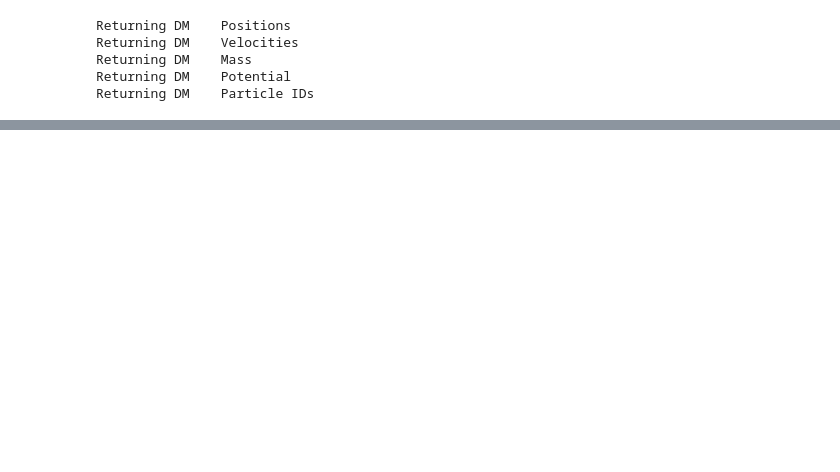
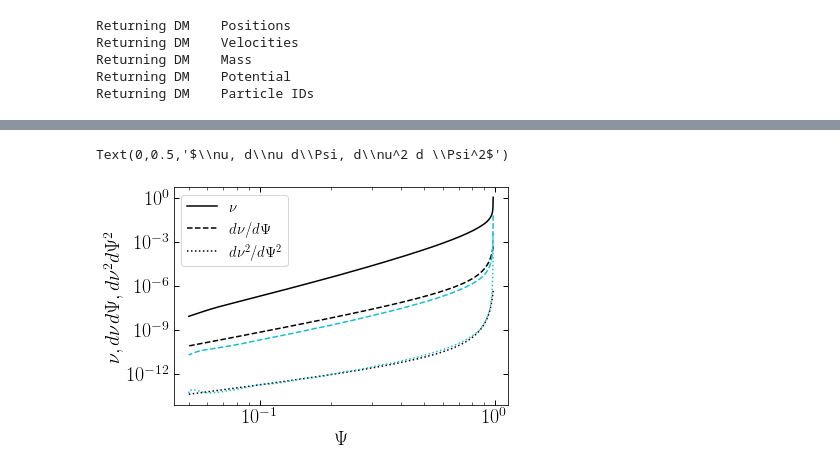
Before and after one commit to chervs/tracers_triaxial, a Jupyter notebook: test_Stracers.ipynb, the cells around one changed output, grey strips where cells are left out. Cells and saved outputs as stored; diff of their text form; code cells hidden in the pictures; blank space fills up the shorter version.

```diff
--- a/test_Stracers.ipynb
+++ b/test_Stracers.ipynb
@@ -277,2 +386,18 @@ for i in range(5000, 10000, 500):
+# %%
+
+loglog(psi_a, nu_tracer, label=r'$\nu$', ls='-', c='k')
+loglog(psi_a, dnu_dpsi_a, label=r'$d\nu/d\Psi$', ls='--', c='k')
+loglog(psi_a, dnu2_dpsi2_a, label=r'$d\nu^2/d\Psi^2$', ls=':', c='k')
+
+loglog(psi_a, dnu_dpsi_smooth, c='C9', ls='--')
+loglog(psi_a, dnu2_dpsi2_smooth, c='C9', ls=':')
+
+legend(fontsize=15)
+xlabel(r'$\Psi$')
+ylabel(r'$\nu, d\nu d\Psi, d\nu^2 d \Psi^2$')
+#savefig('derivatives_dnu_dpsi.pdf', bbox_inches='tight')
+# %% [output]
+Text(0,0.5,'$\\nu, d\\nu d\\Psi, d\\nu^2 d \\Psi^2$')
+[figure, added]
 # %%
 df = distribution_function(psi_hr, dnu2_dpsi2_smooth, eps_edges)
```
Also changed, not shown: parts of 26 cells of this notebook.
